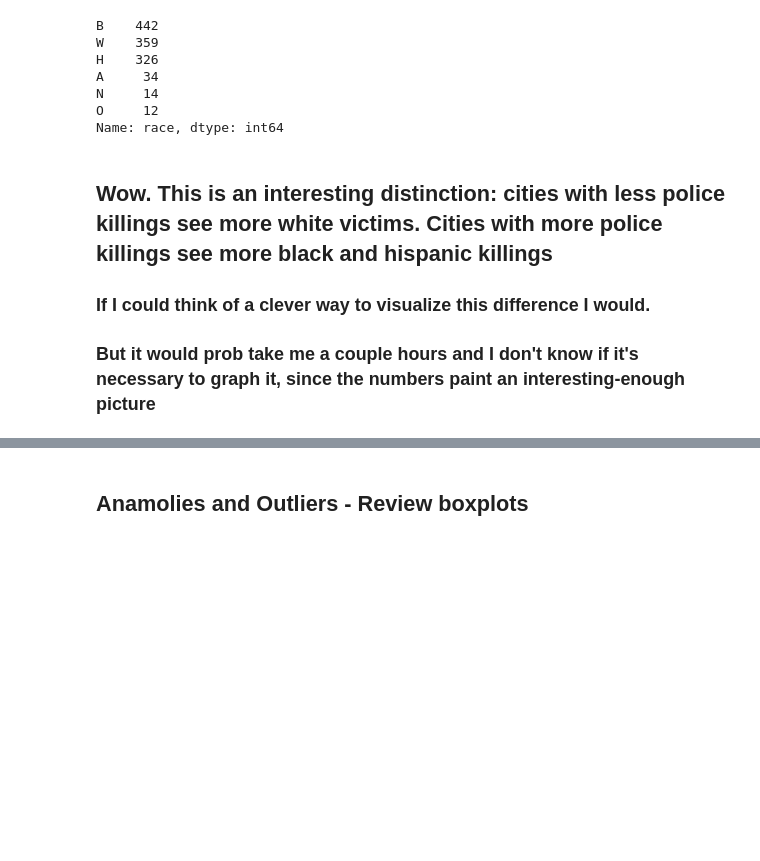
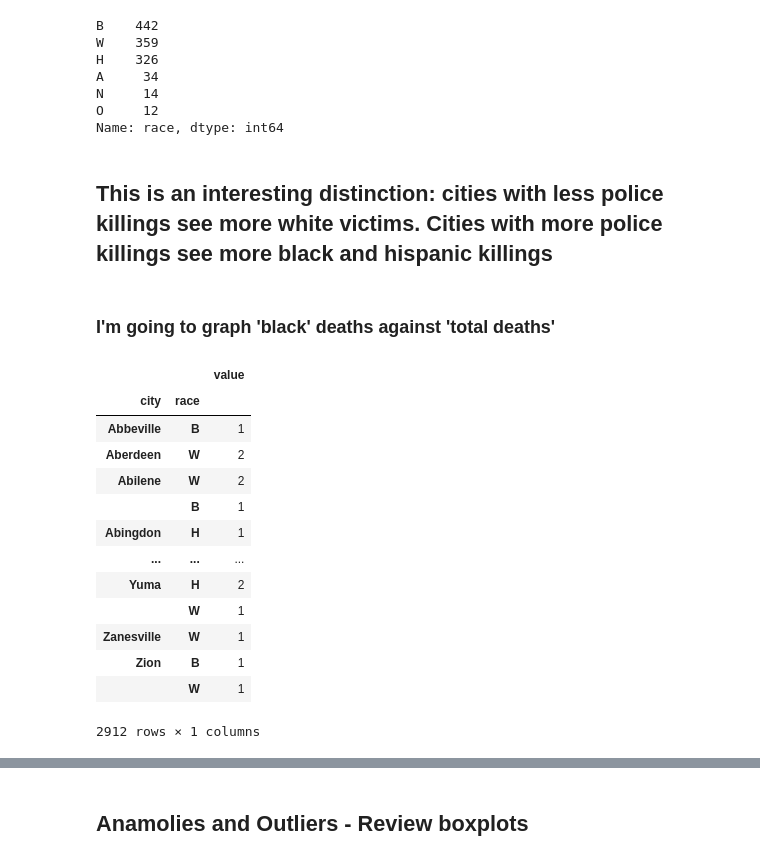
Before and after one commit to vizziviz/fatal_encounters_with_police, a Jupyter notebook: notebooks/BLM_eda.ipynb, the cells around one changed output, grey strips where cells are left out. Drawn from its saved outputs; the diff is of its cells as text; code cells hidden in the pictures; blank space fills up the shorter version.

```diff
--- a/notebooks/BLM_eda.ipynb
+++ b/notebooks/BLM_eda.ipynb
@@ -182,6 +183,6 @@ N     14
 O     12
 Name: race, dtype: int64
 # %% [markdown]
-## Wow. This is an interesting distinction: cities with less police killings see more white victims. Cities with more police killings see more black and hispanic killings
-### If I could think of a clever way to visualize this difference I would.
-### But it would prob take me a couple hours and I don't know if it's necessary to graph it, since the numbers paint an interesting-enough picture
+## This is an interesting distinction: cities with less police killings see more white victims. Cities with more police killings see more black and hispanic killings
+# %% [markdown]
+### I'm going to graph 'black' deaths against 'total deaths'
@@ -187,0 +195,17 @@ Name: race, dtype: int64
+# %%
+y
+# %% [output]
+|  |  | value |
+| city | race |  |
+| Abbeville | B | 1 |
+| Aberdeen | W | 2 |
+| Abilene | W | 2 |
+|  | B | 1 |
+| Abingdon | H | 1 |
+| ... | ... | ... |
+| Yuma | H | 2 |
+|  | W | 1 |
+| Zanesville | W | 1 |
+| Zion | B | 1 |
+|  | W | 1 |
+2912 rows × 1 columns
```
Also changed, not shown: parts of 37 cells of this notebook.
